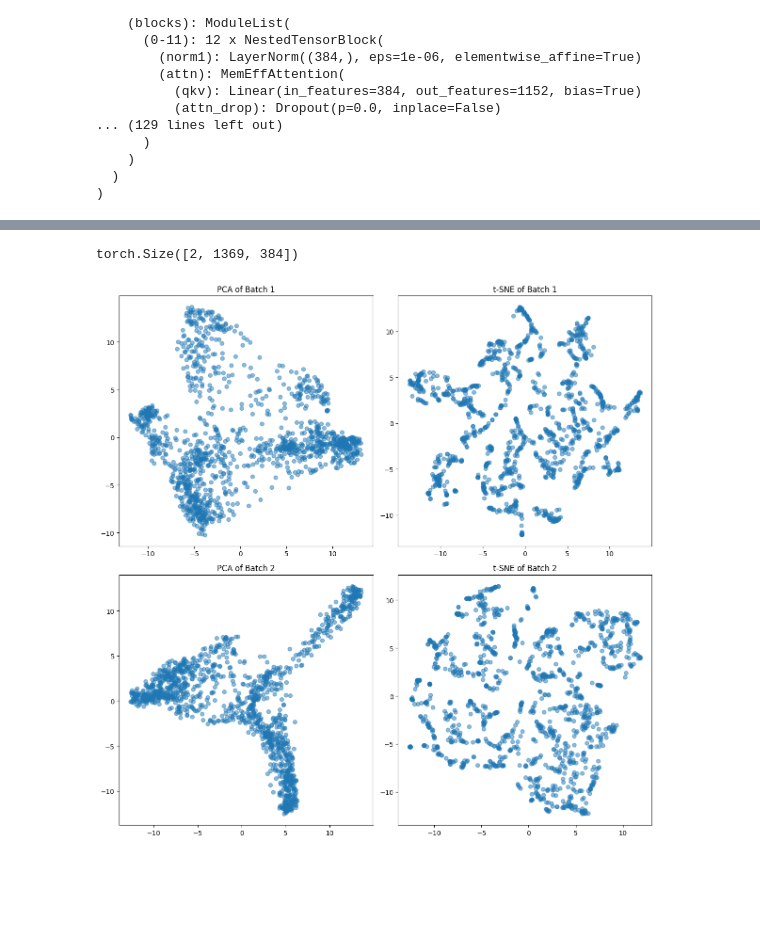
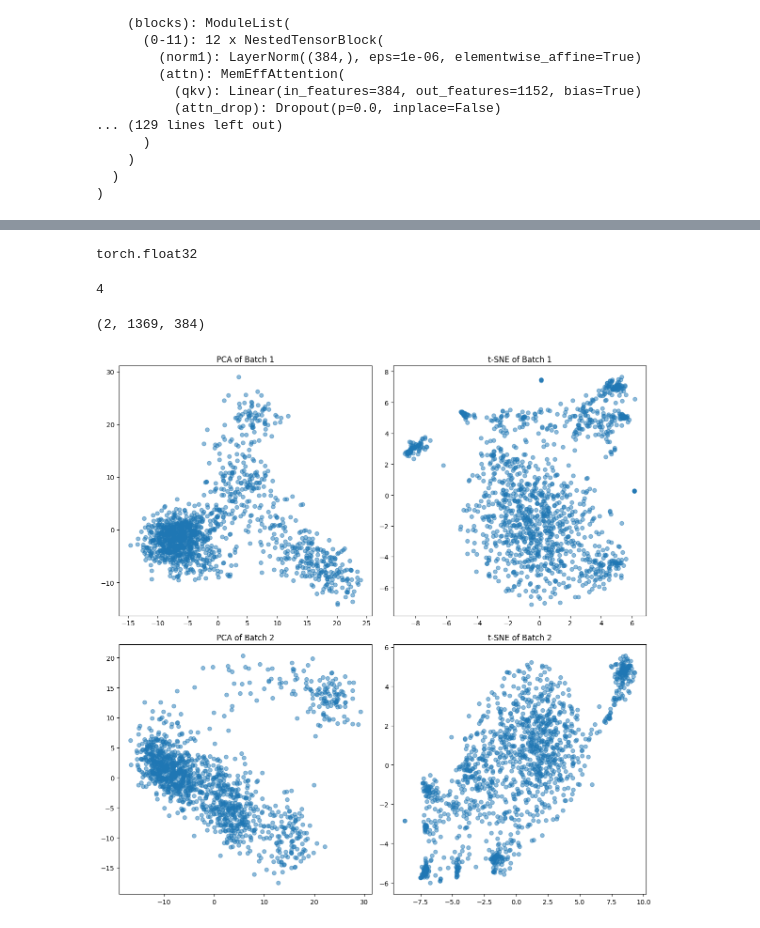
Before and after one commit to SMATousi/UnimatchV2_ViGIR, a Jupyter notebook: Regularity_Test.ipynb, the cells around one changed output, grey strips where cells are left out. Drawn from its saved outputs; the diff is of its cells as text; code cells hidden in the pictures; blank space fills up the shorter version.

Commit message:
noise added to features

```diff
--- a/Regularity_Test.ipynb
+++ b/Regularity_Test.ipynb
@@ -98,7 +100,10 @@ model_configs = {
 
 model = DPT(**{**model_configs[cfg['backbone'].split('_')[-1]], 'nclass': cfg['nclass']}).cuda()
 state_dict = torch.load(f'./pretrained/{cfg["backbone"]}.pth')
-model.backbone.load_state_dict(state_dict)
+# model.backbone.load_state_dict(state_dict)
+
+total_state_dict = torch.load('./pretrained/ade20k_unimatch_v2_1_32labels_dinov2_small.pth')
+model.load_state_dict(total_state_dict)
 
 if cfg['lock_backbone']:
     model.lock_backbone()
@@ -228,37 +239,62 @@ show_images(cutmix_box2.cpu().unsqueeze(1))
 # %%
-latent = model.backbone(img_u_w)
+latent = model.backbone.get_intermediate_layers(
+            img_x, model.intermediate_layer_idx[model.encoder_size]
+        )
+
+
+# latent = model.backbone(img_x)
+noise = np.random.normal(0, 3, latent[0].shape)
+noisy_latent = []
+for latent_i in latent:
+    noisy_latent.append(torch.tensor(latent_i.cpu() + np.float32(noise)).cuda())
+
+noisy_latent = tuple(noisy_latent)
+# noisy_latent = torch.tensor(noisy_latent).cuda()
+
+patch_h, patch_w = img_x.shape[-2] // 14, img_x.shape[-1] // 14
+
+pred_x_noisy_latent = model.head(noisy_latent, patch_h, patch_w)
+pred_x_noisy_latent = F.interpolate(pred_x_noisy_latent, (patch_h * 14, patch_w * 14), mode='bilinear', align_corners=True)
+# %%
+latent[0].dtype
+# %% [output]
+torch.float32
+# %%
+len(noisy_latent)
+# %% [output]
+4
 # %%
-latent.shape
+noise.shape
 # %% [output]
-torch.Size([2, 1369, 384])
+(2, 1369, 384)
 # %%
 # Iterate over each batch
 fig, axes = plt.subplots(2, 2, figsize=(12, 12))  # Prepare a subplot grid
 batch_titles = ['Batch 1', 'Batch 2']  # Titles for each subplot
 
-for i, batch_data in enumerate(latent):
+for i, batch_data in enumerate(noisy_latent):
     # Flatten each batch data to [1369, 384]
     latent_flat = batch_data.cpu().view(-1, 384)
 
     # PCA
     pca = PCA(n_components=2)
     latent_pca = pca.fit_transform(latent_flat.numpy())
 
     # t-SNE
     tsne = TSNE(n_components=2, perplexity=30, n_iter=300)
     latent_tsne = tsne.fit_transform(latent_flat.numpy())
 
     # Plot PCA
     ax = axes[i, 0]
     ax.scatter(latent_pca[:, 0], latent_pca[:, 1], alpha=0.5)
     ax.set_title(f'PCA of {batch_titles[i]}')
 
     # Plot t-SNE
     ax = axes[i, 1]
     ax.scatter(latent_tsne[:, 0], latent_tsne[:, 1], alpha=0.5)
     ax.set_title(f't-SNE of {batch_titles[i]}')
 
 plt.tight_layout()
 plt.show()
 # %% [output]
-[figure, old version]
+[figure, new version]
```
Also changed, not shown: parts of 8 cells of this notebook.
